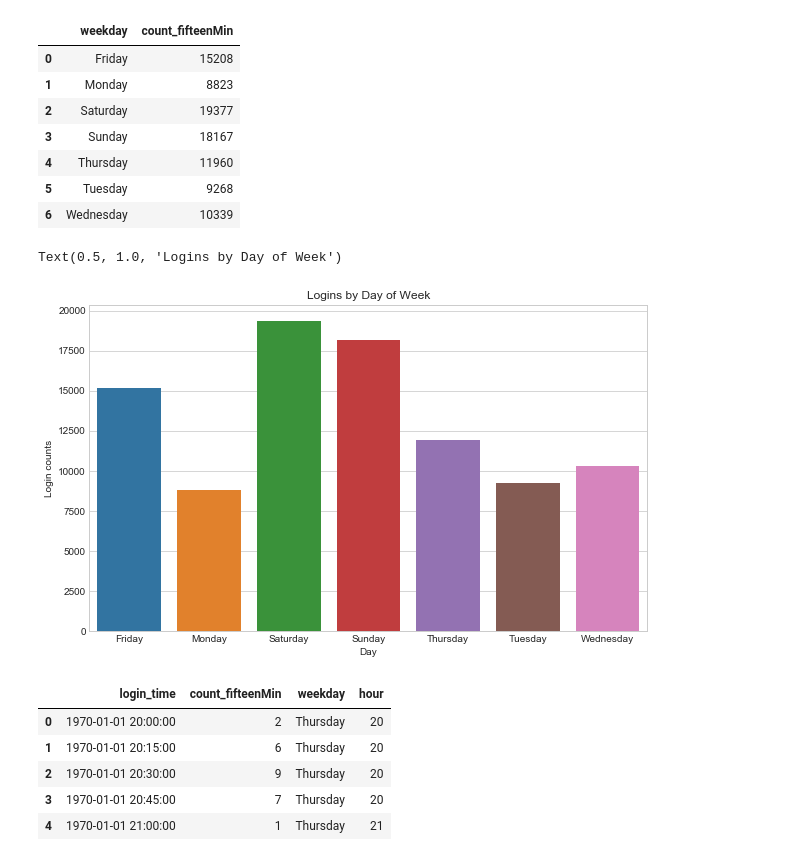
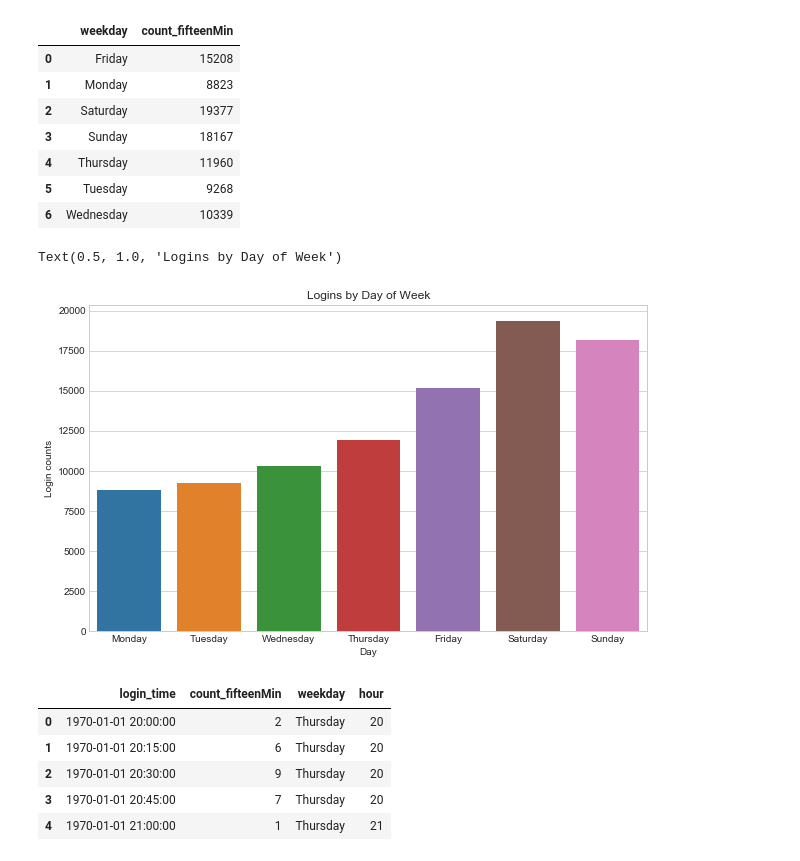
Before and after one commit to ahrimhan/springboard-course, a Jupyter notebook: take-home-challenge/ultimate_challenge/ultimate_takehome_challenge.ipynb, the cells around one changed output. Cells and saved outputs as stored; diff of their text form; code cells hidden in the pictures.

```diff
--- a/take-home-challenge/ultimate_challenge/ultimate_takehome_challenge.ipynb
+++ b/take-home-challenge/ultimate_challenge/ultimate_takehome_challenge.ipynb
@@ -165,15 +165,16 @@ df_dayweek
 # %%
 plt.style.use('seaborn-whitegrid')
 fig = plt.figure(figsize=(10,6))
+weekday_order = ['Monday', 'Tuesday', 'Wednesday', 'Thursday', 'Friday', 'Saturday', 'Sunday']
 
 # bar plot
-sns.barplot(x = 'weekday', y = 'count_fifteenMin', data = df_dayweek)
+sns.barplot(x = 'weekday', y = 'count_fifteenMin', data = df_dayweek, order=weekday_order)
 plt.xlabel('Day')
 plt.ylabel('Login counts')
 plt.title('Logins by Day of Week')
 # %% [output]
 Text(0.5, 1.0, 'Logins by Day of Week')
-[figure, old version]
+[figure, new version]
 # %%
 df_logins['hour'] = df_logins['login_time'].dt.hour
 df_logins.head()
```
Also changed, not shown: parts of 2 cells of this notebook.
